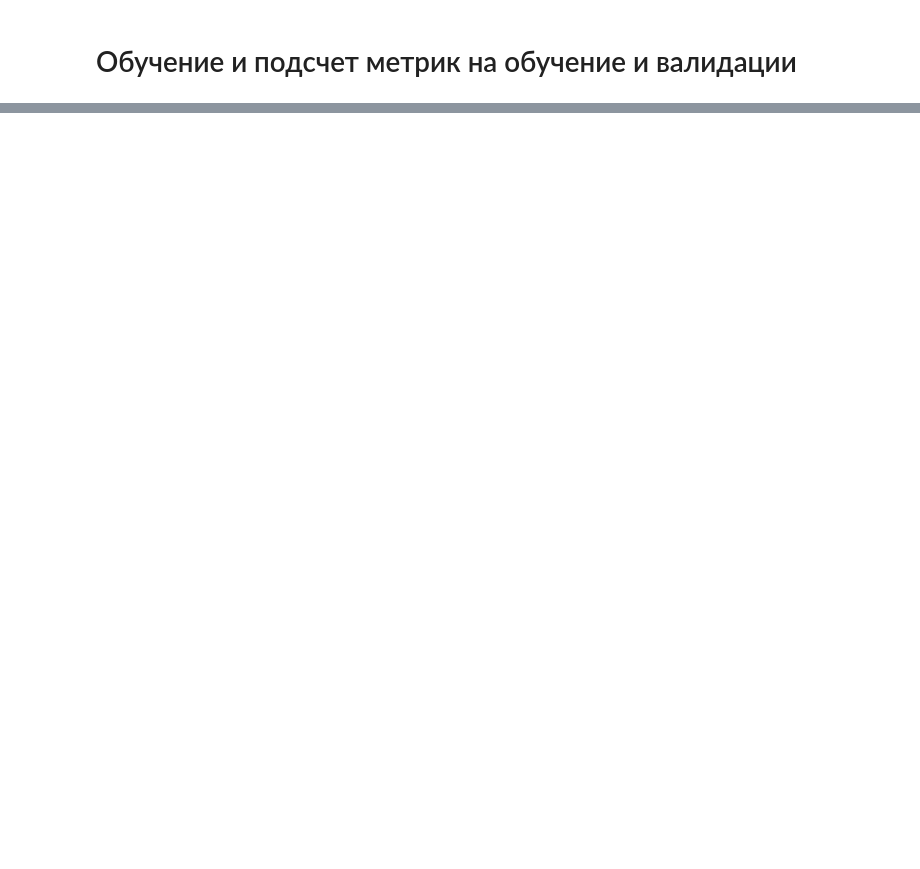
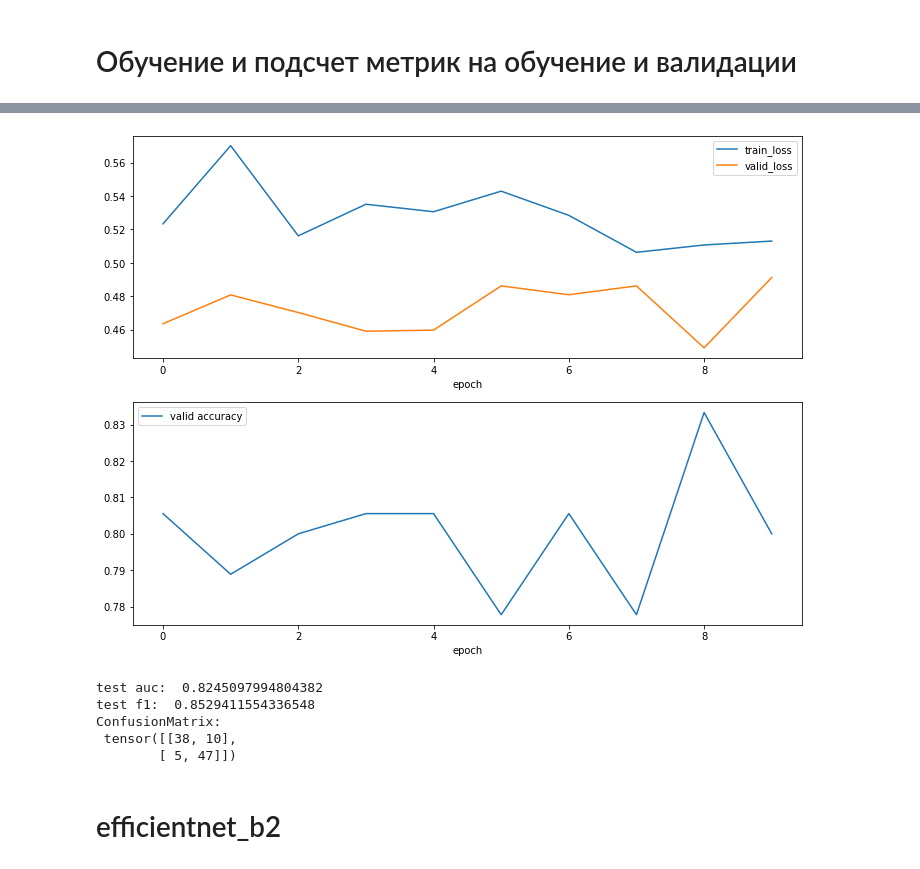
Before and after one commit to AAIvanchenko/analysis_endoscopy, a Jupyter notebook: notebook/train__test_model.ipynb, the cells around one changed output, grey strips where cells are left out. Drawn from its saved outputs; the diff is of its cells as text; code cells hidden in the pictures; blank space fills up the shorter version.

```diff
--- a/notebook/train__test_model.ipynb
+++ b/notebook/train__test_model.ipynb
@@ -214,0 +650,6 @@ def plot_training(train_losses, valid_losses, valid_accuracies):
+# %%
+model_eff = torch.load('../models/my_model_cnn_eff.pt').to(device)
+
+accur, f1_sc, cof_matrix, _ = count_metrics(test_dl, device, model_eff, loss_fn, [Count_F1_score(num_classes=2),
+                                                                  Count_Accuracy(num_classes=2),
+                                                                  Count_ConfusionMatrix(num_classes=2)])
@@ -214,0 +669,10 @@ def plot_training(train_losses, valid_losses, valid_accuracies):
+# %%
+model_ef_1, optimizer = model_eff(models.efficientnet_b1(pretrained=True))
+# %%
+train_losses, val_losses, val_accur, val_f1 = fit(10, model_ef_1,
+                                                      loss_fn,
+                                                      optimizer,
+                                                      train_dl,
+                                                      valid_dl,
+                                                      device,
+                                                      'model_ef_1')
@@ -214,0 +711,14 @@ def plot_training(train_losses, valid_losses, valid_accuracies):
+# %%
+plot_training(train_losses, val_losses, val_accur)
+# %% [output]
+[figure, added]
+# %%
+testing_model('model_ef_1')
+# %% [output]
+test auc:  0.8245097994804382
+test f1:  0.8529411554336548
+ConfusionMatrix:
+ tensor([[38, 10],
+        [ 5, 47]])
+# %% [markdown]
+# efficientnet_b2
```
Also changed, not shown: parts of 72 cells of this notebook, 3 other files.
